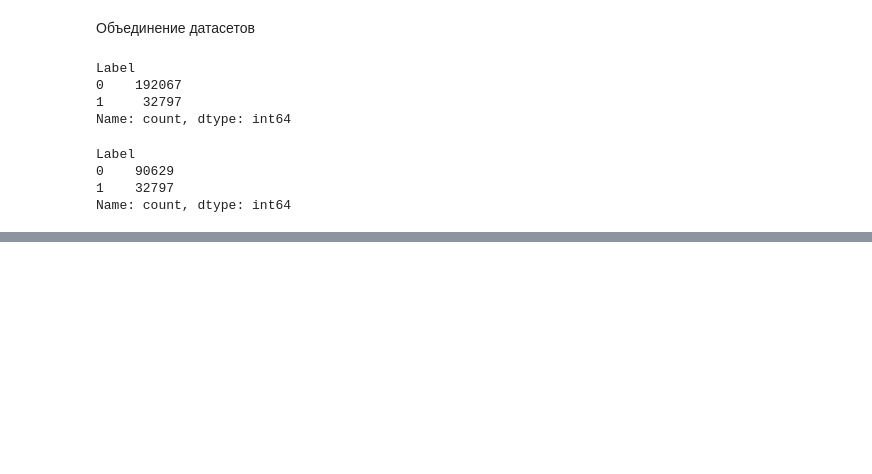
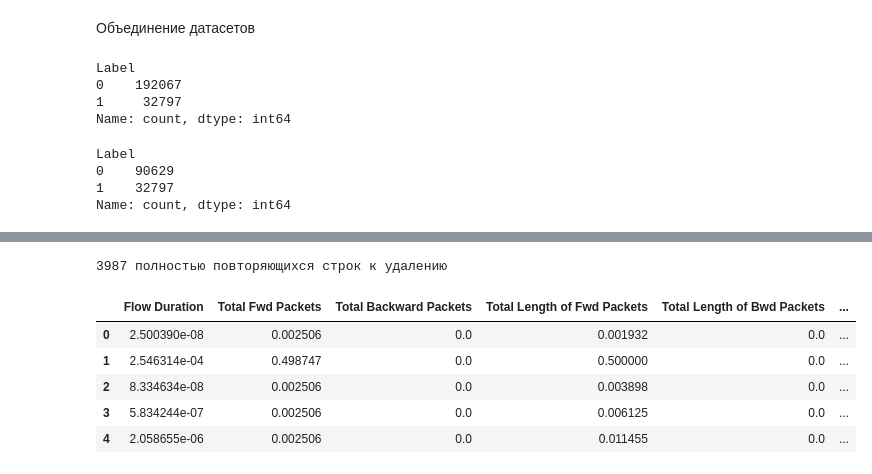
Before and after one commit to lyumos/anomalies-detection-project, a Jupyter notebook: datasets processing/network characteristics dataset/dataset_processing.ipynb, the cells around one changed output, grey strips where cells are left out. Cells and saved outputs as stored; diff of their text form; code cells hidden in the pictures; blank space fills up the shorter version.

```diff
--- a/datasets processing/network characteristics dataset/dataset_processing.ipynb
+++ b/datasets processing/network characteristics dataset/dataset_processing.ipynb
@@ -75,0 +105,4 @@ Name: count, dtype: int64
+# %%
+#Label из типа данных Object в Category
+df['Label'] = df['Label'].astype('category')
+df.dtypes
@@ -75,0 +154,7 @@ Name: count, dtype: int64
+# %%
+#удаление дублирующихся строк
+print(df.duplicated().sum(), "полностью повторяющихся строк к удалению")
+df.drop_duplicates(inplace=True)
+df.reset_index(inplace=True, drop=True)
+# %% [output]
+3987 полностью повторяющихся строк к удалению
@@ -75,0 +165,16 @@ Name: count, dtype: int64
+# %%
+#нормализуем данные
+scaler = MinMaxScaler()
+new_df = pd.DataFrame(
+    scaler.fit_transform(X),
+    columns=X.columns
+)
+
+new_df.head()
+# %% [output]
+|  | Flow Duration | Total Fwd Packets | Total Backward Packets | Total Length of Fwd Packets | Total Length of Bwd Packets | ... |
+| 0 | 2.500390e-08 | 0.002506 | 0.0 | 0.001932 | 0.0 | ... |
+| 1 | 2.546314e-04 | 0.498747 | 0.0 | 0.500000 | 0.0 | ... |
+| 2 | 8.334634e-08 | 0.002506 | 0.0 | 0.003898 | 0.0 | ... |
+| 3 | 5.834244e-07 | 0.002506 | 0.0 | 0.006125 | 0.0 | ... |
+| 4 | 2.058655e-06 | 0.002506 | 0.0 | 0.011455 | 0.0 | ... |
```
Also changed, not shown: parts of 13 cells of this notebook, 1 other file.
